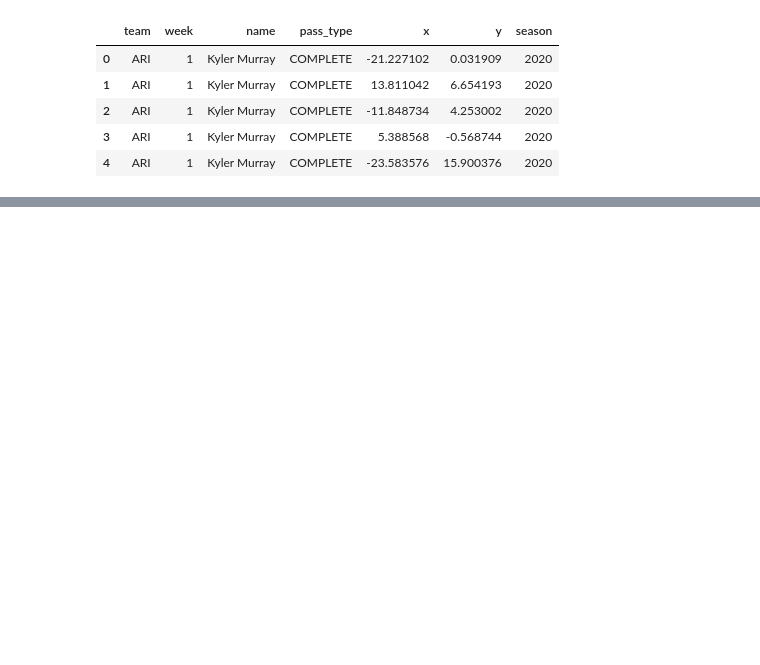
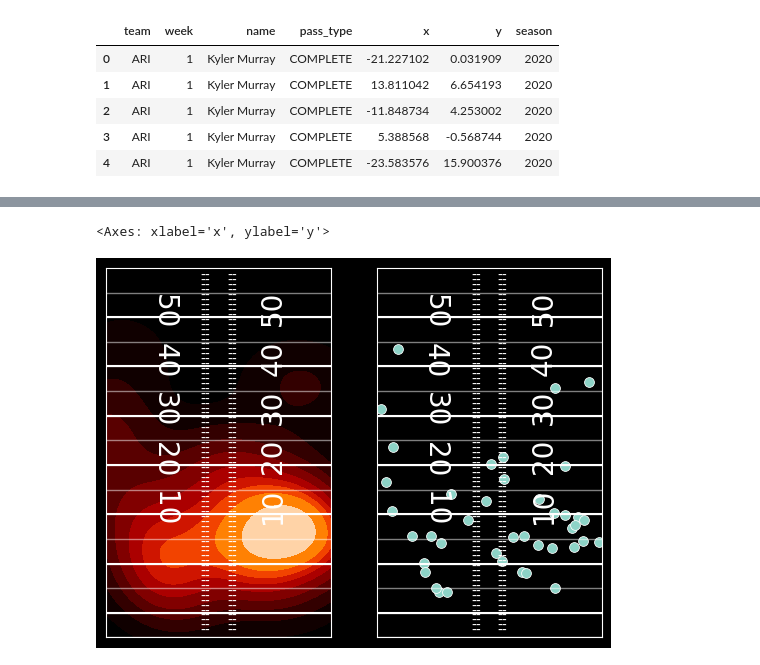
Before and after one commit to ryanco01/Passing-Heatmap, a Jupyter notebook: Passing Heatmap.ipynb, the cells around one changed output, grey strips where cells are left out. Saved outputs shown, nothing was run; the diff lists cells and outputs as text; code cells hidden in the pictures; blank space fills up the shorter version.

Commit message:
Finished Plots

```diff
--- a/Passing Heatmap.ipynb
+++ b/Passing Heatmap.ipynb
@@ -18,11 +18,13 @@ df.head()
 # %%
 quarterback = 'Kyler Murray'
 week = 10
+season = 2019
 
 #add error handling for quarterback names
 
 #filter data for specific quarterback and week
-new_df = df[df['name'] == quarterback]
-new_df = new_df[new_df['week'] == week]
+qb_df = df[df['name'] == quarterback]
+qb_df = qb_df[qb_df['week'] == week]
+qb_df = qb_df[qb_df['season'] == season]
 
-qb_df.count()
+# so qb_df is the df of a qb's play in a week of a season
@@ -53,0 +31,60 @@ This will become an error in seaborn v0.14.0; please update your code.
+# %%
+# Field Plot:
+fig, (ax1, ax2) = plt.subplots(1, 2) #make 2 plots side by side for both thingys
+plt.style.use('dark_background') #black background
+
+ax1.set_xlabel('')
+ax1.set_xticks([])
+ax1.set_yticks([])
+ax1.set_ylabel('')
+
+ax1.set_xlim(-53.333/2, 53.333/2) #field dimensions
+ax1.set_ylim(-15,60)
+
+for h in range(-15,60-1,1): #create hash marks
+    ax1.annotate('--', (-3.1, h-0.5), ha='center', fontsize=10)
+    ax1.annotate('--', (3.1, h-0.5), ha='center', fontsize=10)
+
+for y in range(-15, 60-1, 5): #create yard lines this is the feint 5 yards line
+    ax1.axhline(y, color ='white', ls = '-', alpha = 0.5, lw = 1)
+
+for i in range(-10, 60, 10): #this is the bold 10 yard line
+    ax1.axhline(i, color ='white', ls='-', alpha=1, lw=1.5)
+
+for i in range(10, 60-1, 10): #create yard numbers
+    ax1.annotate(str(i), (-12.88, i-1.15), ha='center', fontsize=20, rotation=270)
+    ax1.annotate(str(i), (12.88, i-0.65), ha='center', fontsize=20, rotation=90)
+
+# same for ax2
+ax2.set_xlabel('')
+ax2.set_xticks([])
+ax2.set_yticks([])
+ax2.set_ylabel('')
+
+ax2.set_xlim(-53.333/2, 53.333/2)
+ax2.set_ylim(-15,60)
+
+for h in range(-15,60-1,1): #create hash marks
+    ax2.annotate('--', (-3.1, h-0.5), ha='center', fontsize=10)
+    ax2.annotate('--', (3.1, h-0.5), ha='center', fontsize=10)
+
+for y in range(-15, 60-1, 5): #create yard lines this is the feint 5 yards line
+    ax2.axhline(y, color ='white', ls = '-', alpha = 0.5, lw = 1)
+
+for i in range(-10, 60, 10): #this is the bold 10 yard line
+    ax2.axhline(i, color ='white', ls='-', alpha = 1, lw = 1.5)
+
+for i in range(10, 60-1, 10): #create yard numbers
+    ax2.annotate(str(i), (-12.88, i-1.15), ha='center', fontsize=20, rotation=270)
+    ax2.annotate(str(i), (12.88, i-0.65), ha='center', fontsize=20, rotation=90)
+
+sns.kdeplot(data = qb_df, x = qb_df['x'], y = qb_df['y'], ax = ax1, cmap = "gist_heat", fill = True, thresh = 0.05, n_levels = 10) #heatmap
+# straighfoward, I played with thresh a lot to get it close to what the guy had.
+
+# x_complete = qb_df[qb_df['pass_type'] == 'COMPLETE']['x']
+# y_complete = qb_df[qb_df['pass_type'] == 'COMPLETE']['y']
+
+sns.scatterplot(x = qb_df.x, y = qb_df.y, ax = ax2, s = 50) #scatterplot of pass locations
+# %% [output]
+<Axes: xlabel='x', ylabel='y'>
+[figure, added]
```
Also changed, not shown: parts of 3 cells of this notebook, 2 other files.
